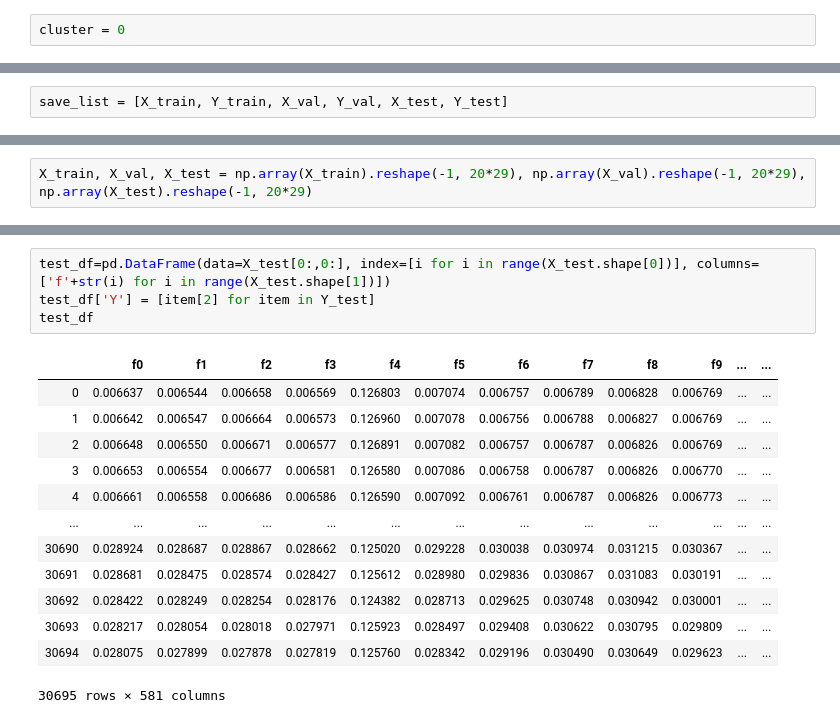
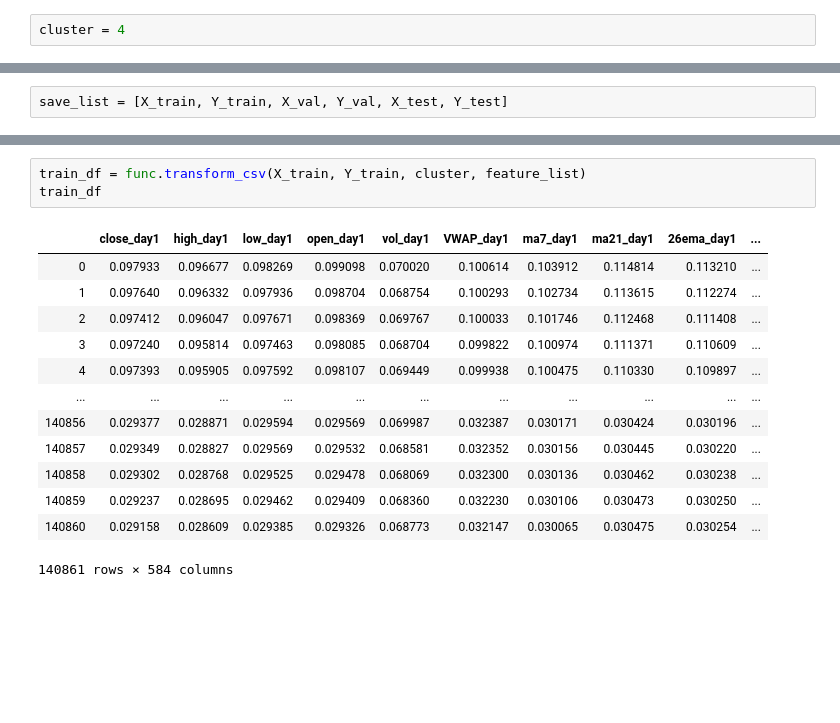
Before and after one commit to datateams0982/Inventory_Check, a Jupyter notebook: TrainingPrep/TrainingPreparation.ipynb, the cells around one changed output, grey strips where cells are left out. Cells and saved outputs as stored; diff of their text form; blank space fills up the shorter version.

```diff
--- a/TrainingPrep/TrainingPreparation.ipynb
+++ b/TrainingPrep/TrainingPreparation.ipynb
@@ -36,7 +36,7 @@ func.ClusterSplit(train_df, test_df, data, file_path)
 # %% [output]
 [interactive output not drawn]
 # %%
-cluster = 0
+cluster = 4
 # %%
 data = pd.read_csv(f'D:\\庫存健診開發\\data\\Training\\Raw\\Cluster_{cluster}.csv', converters={'ts': str, 'StockNo': str, 'StockName': str})
 data['ts'] = pd.to_datetime(data['ts'])
@@ -185,3 +185 @@ with open(f'D:\\庫存健診開發\\data\\Training\\processed\\Cluster_{cluster}
     pickle.dump(save_list, fp)
-# %%
-X_train, X_val, X_test = np.array(X_train).reshape(-1, 20*29), np.array(X_val).reshape(-1, 20*29), np.array(X_test).reshape(-1, 20*29)
@@ -225,18 +186,17 @@ val_df
-# %%
-test_df=pd.DataFrame(data=X_test[0:,0:], index=[i for i in range(X_test.shape[0])], columns=['f'+str(i) for i in range(X_test.shape[1])])
-test_df['Y'] = [item[2] for item in Y_test]
-test_df
-# %% [output]
-|  | f0 | f1 | f2 | f3 | f4 | f5 | f6 | f7 | f8 | f9 | ... | ... |
-| 0 | 0.006637 | 0.006544 | 0.006658 | 0.006569 | 0.126803 | 0.007074 | 0.006757 | 0.006789 | 0.006828 | 0.006769 | ... | ... |
-| 1 | 0.006642 | 0.006547 | 0.006664 | 0.006573 | 0.126960 | 0.007078 | 0.006756 | 0.006788 | 0.006827 | 0.006769 | ... | ... |
-| 2 | 0.006648 | 0.006550 | 0.006671 | 0.006577 | 0.126891 | 0.007082 | 0.006757 | 0.006787 | 0.006826 | 0.006769 | ... | ... |
-| 3 | 0.006653 | 0.006554 | 0.006677 | 0.006581 | 0.126580 | 0.007086 | 0.006758 | 0.006787 | 0.006826 | 0.006770 | ... | ... |
-| 4 | 0.006661 | 0.006558 | 0.006686 | 0.006586 | 0.126590 | 0.007092 | 0.006761 | 0.006787 | 0.006826 | 0.006773 | ... | ... |
-| ... | ... | ... | ... | ... | ... | ... | ... | ... | ... | ... | ... | ... |
-| 30690 | 0.028924 | 0.028687 | 0.028867 | 0.028662 | 0.125020 | 0.029228 | 0.030038 | 0.030974 | 0.031215 | 0.030367 | ... | ... |
-| 30691 | 0.028681 | 0.028475 | 0.028574 | 0.028427 | 0.125612 | 0.028980 | 0.029836 | 0.030867 | 0.031083 | 0.030191 | ... | ... |
-| 30692 | 0.028422 | 0.028249 | 0.028254 | 0.028176 | 0.124382 | 0.028713 | 0.029625 | 0.030748 | 0.030942 | 0.030001 | ... | ... |
-| 30693 | 0.028217 | 0.028054 | 0.028018 | 0.027971 | 0.125923 | 0.028497 | 0.029408 | 0.030622 | 0.030795 | 0.029809 | ... | ... |
-| 30694 | 0.028075 | 0.027899 | 0.027878 | 0.027819 | 0.125760 | 0.028342 | 0.029196 | 0.030490 | 0.030649 | 0.029623 | ... | ... |
-30695 rows × 581 columns
+# %%
+train_df = func.transform_csv(X_train, Y_train, cluster, feature_list)
+train_df
+# %% [output]
+|  | close_day1 | high_day1 | low_day1 | open_day1 | vol_day1 | VWAP_day1 | ma7_day1 | ma21_day1 | 26ema_day1 | ... |
+| 0 | 0.097933 | 0.096677 | 0.098269 | 0.099098 | 0.070020 | 0.100614 | 0.103912 | 0.114814 | 0.113210 | ... |
+| 1 | 0.097640 | 0.096332 | 0.097936 | 0.098704 | 0.068754 | 0.100293 | 0.102734 | 0.113615 | 0.112274 | ... |
+| 2 | 0.097412 | 0.096047 | 0.097671 | 0.098369 | 0.069767 | 0.100033 | 0.101746 | 0.112468 | 0.111408 | ... |
+| 3 | 0.097240 | 0.095814 | 0.097463 | 0.098085 | 0.068704 | 0.099822 | 0.100974 | 0.111371 | 0.110609 | ... |
+| 4 | 0.097393 | 0.095905 | 0.097592 | 0.098107 | 0.069449 | 0.099938 | 0.100475 | 0.110330 | 0.109897 | ... |
+| ... | ... | ... | ... | ... | ... | ... | ... | ... | ... | ... |
+| 140856 | 0.029377 | 0.028871 | 0.029594 | 0.029569 | 0.069987 | 0.032387 | 0.030171 | 0.030424 | 0.030196 | ... |
+| 140857 | 0.029349 | 0.028827 | 0.029569 | 0.029532 | 0.068581 | 0.032352 | 0.030156 | 0.030445 | 0.030220 | ... |
+| 140858 | 0.029302 | 0.028768 | 0.029525 | 0.029478 | 0.068069 | 0.032300 | 0.030136 | 0.030462 | 0.030238 | ... |
+| 140859 | 0.029237 | 0.028695 | 0.029462 | 0.029409 | 0.068360 | 0.032230 | 0.030106 | 0.030473 | 0.030250 | ... |
+| 140860 | 0.029158 | 0.028609 | 0.029385 | 0.029326 | 0.068773 | 0.032147 | 0.030065 | 0.030475 | 0.030254 | ... |
+140861 rows × 584 columns
```
Also changed, not shown: parts of 15 cells of this notebook, 10 other files.
